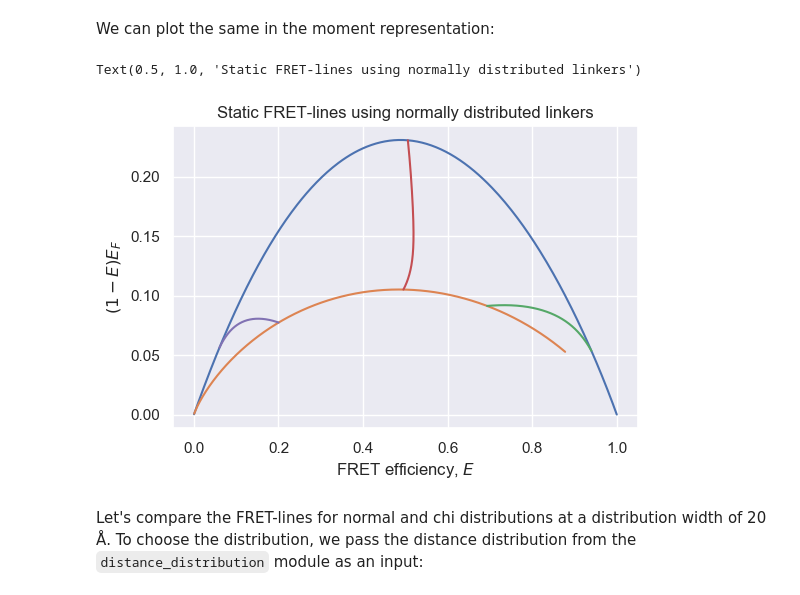
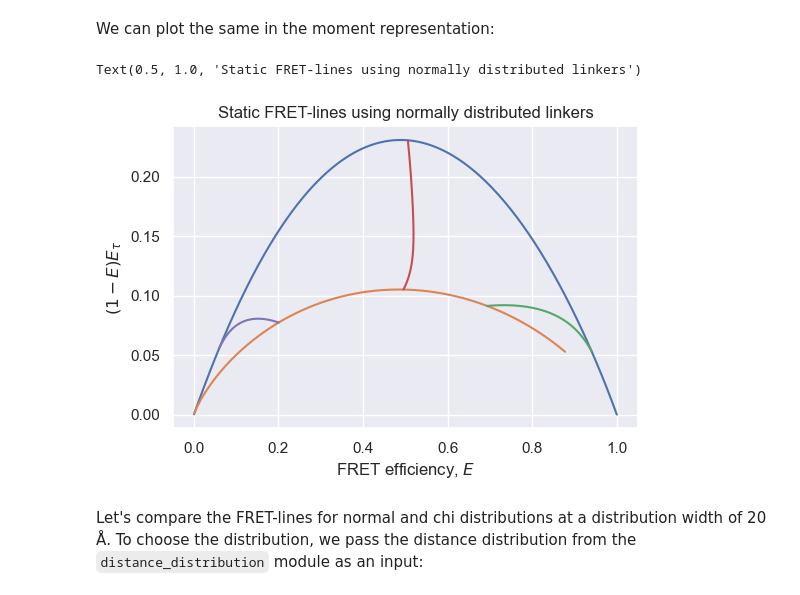
Before and after one commit to Fluorescence-Tools/FRETlines, a Jupyter notebook: FRETlines.ipynb, the cells around one changed output. Cells and saved outputs as stored; diff of their text form; code cells hidden in the pictures.

```diff
--- a/FRETlines.ipynb
+++ b/FRETlines.ipynb
@@ -97,27 +97,27 @@ We can plot the same in the moment representation:
 # %%
 # FRET-line at constant width parameter of 5 Å and varying center distance from 1 to 200 Å:
 E, tau = static_FRET_line(variable_parameter=0,param=(50,5),param_range=(1,200),mode='moments')
 plt.plot(E,tau,label='$\\sigma_{DA}$ = 5 Å, $R_{DA}$ = 1-200 Å')
 # FRET-line at constant width parameter of 30 Å and varying center distance from 1 to 200 Å:
 E, tau = static_FRET_line(variable_parameter=0,param=(30,30),param_range=(1,200),mode='moments')
 plt.plot(E,tau,label='$\\sigma_{DA}$ = 30 Å, $R_{DA}$ = 1-200 Å')
 # FRET-line at constant inter-dye distance of 30 Å and varying width parameter from 5 to 30 Å:
 E, tau = static_FRET_line(variable_parameter=1,param=(30,5),param_range=(5,30),mode='moments')
 plt.plot(E,tau,label='$R_{DA}$ = 30 Å, $\\sigma_{DA}$ = 5-30 Å')
 # FRET-line at constant inter-dye distance of 50 Å and varying width parameter from 5 to 30 Å:
 E, tau = static_FRET_line(variable_parameter=1,param=(50,5),param_range=(5,30),mode='moments')
 plt.plot(E,tau,label='$R_{DA}$ = 50 Å, $\\sigma_{DA}$ = 5-30 Å')
 # FRET-line at constant inter-dye distance of 80 Å and varying width parameter from 5 to 30 Å:
 E, tau = static_FRET_line(variable_parameter=1,param=(80,5),param_range=(5,30),mode='moments')
 plt.plot(E,tau,label='$R_{DA}$ = 80 Å, $\\sigma_{DA}$ = 5-30 Å')
 
 #plt.legend()
 plt.xlabel('FRET efficiency, $E$')
-plt.ylabel('$(1-E)E_F$')
+plt.ylabel('$(1-E)E_{\\tau}$')
 plt.title('Static FRET-lines using normally distributed linkers')
 # %% [output]
 Text(0.5, 1.0, 'Static FRET-lines using normally distributed linkers')
-[figure, old version]
+[figure, new version]
 # %% [markdown]
 Let's compare the FRET-lines for normal and chi distributions at a distribution width of 20 Å. To choose the distribution, we pass the distance distribution from the `distance_distribution` module as an input:
 # %%
```
Also changed, not shown: parts of 9 cells of this notebook, 1 other file.
